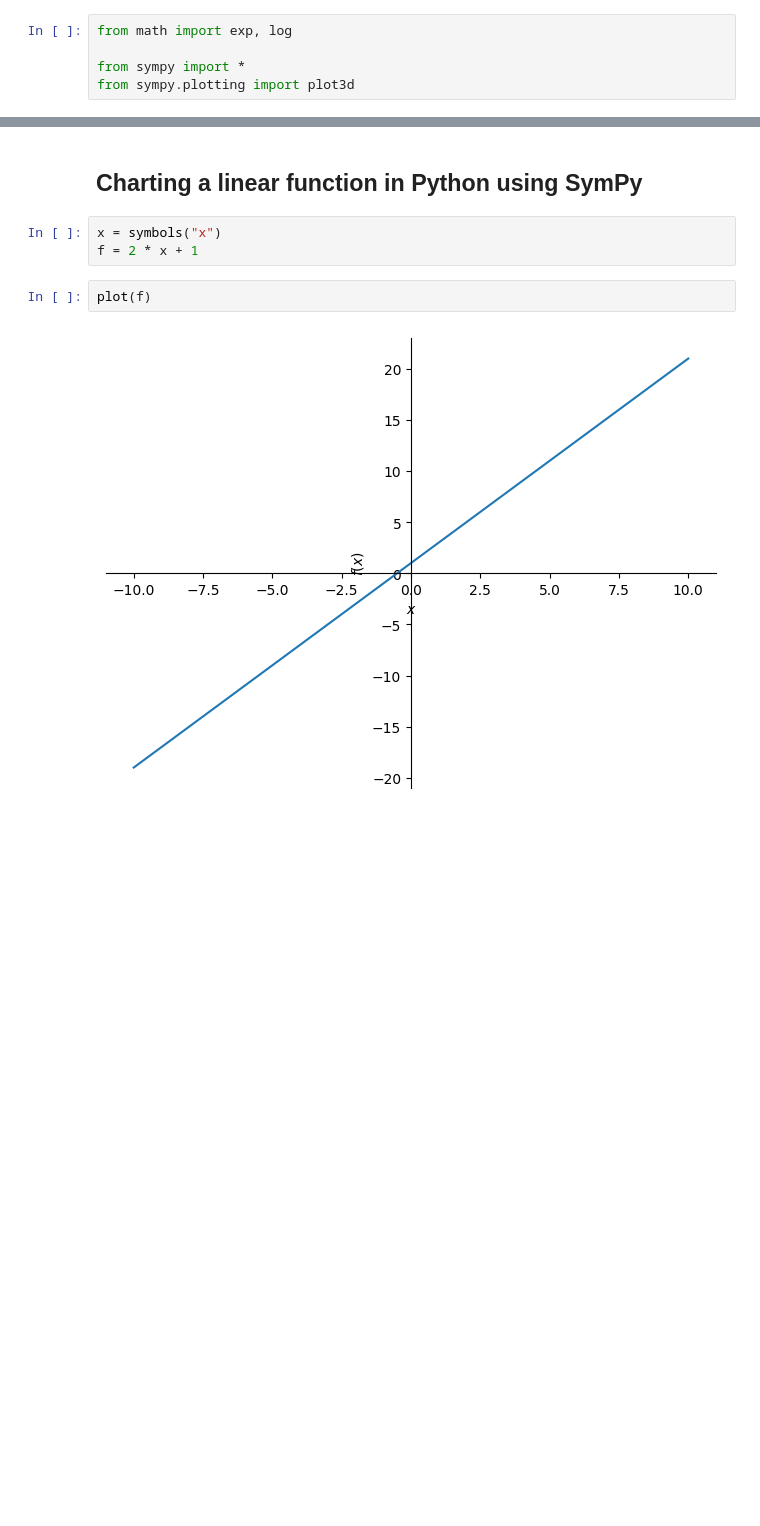
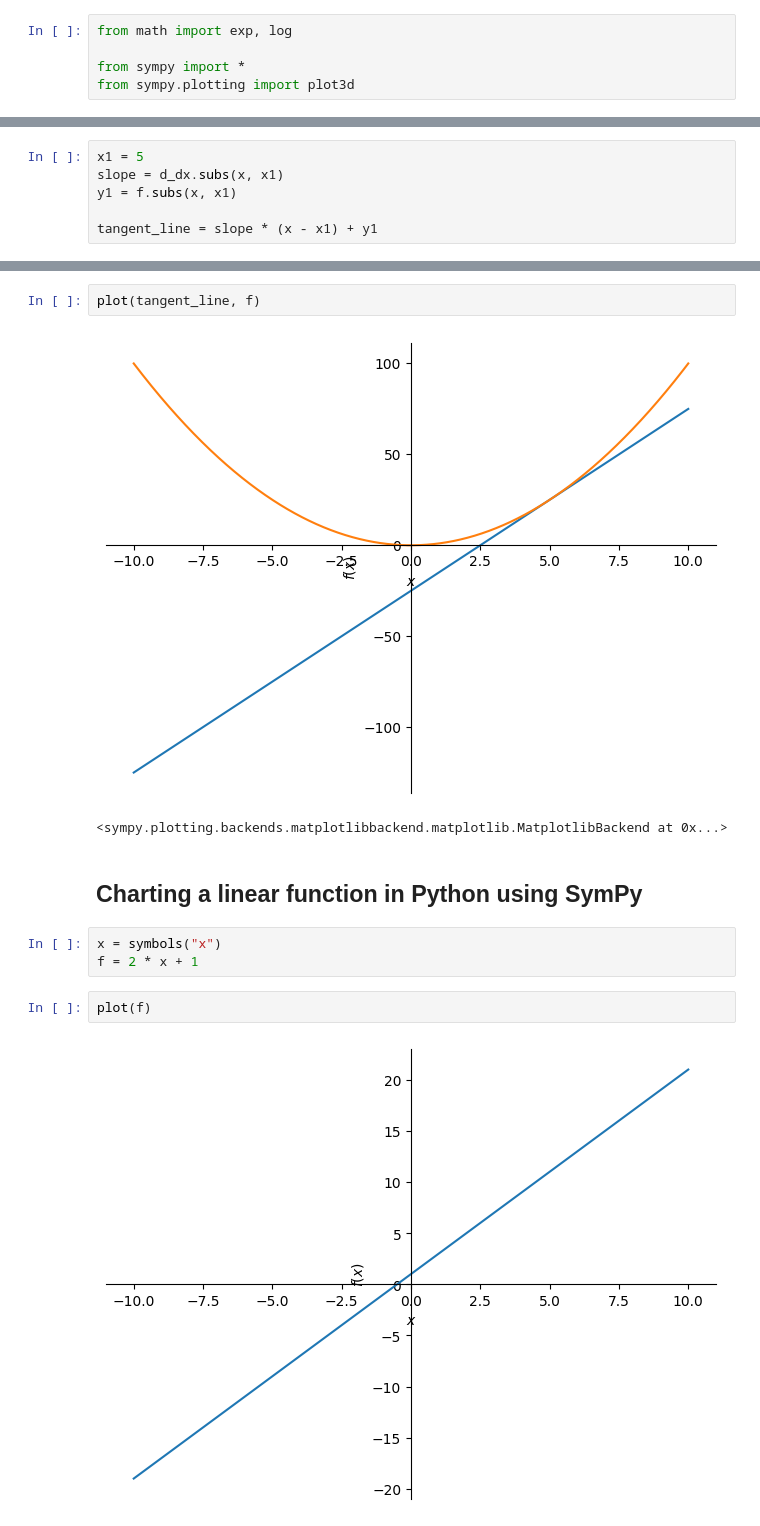
Before and after one commit to aguerrero232/ai-practice, a Jupyter notebook: essential-math/notes/notes-chapter-1.ipynb, the cells around one changed output, grey strips where cells are left out. Cells and saved outputs as stored; diff of their text form; blank space fills up the shorter version.

```diff
--- a/essential-math/notes/notes-chapter-1.ipynb
+++ b/essential-math/notes/notes-chapter-1.ipynb
@@ -5,0 +15,6 @@ from sympy.plotting import plot3d
+# %%
+x1 = 5
+slope = d_dx.subs(x, x1)
+y1 = f.subs(x, x1)
+
+tangent_line = slope * (x - x1) + y1
@@ -6,3 +30,8 @@ from sympy.plotting import plot3d
+# %%
+plot(tangent_line, f)
+# %% [output]
+[figure, added]
+<sympy.plotting.backends.matplotlibbackend.matplotlib.MatplotlibBackend at 0x...>
 # %% [markdown]
 ## Charting a linear function in Python using SymPy
 # %%
```
Also changed, not shown: parts of 4 cells of this notebook, 2 other files.
